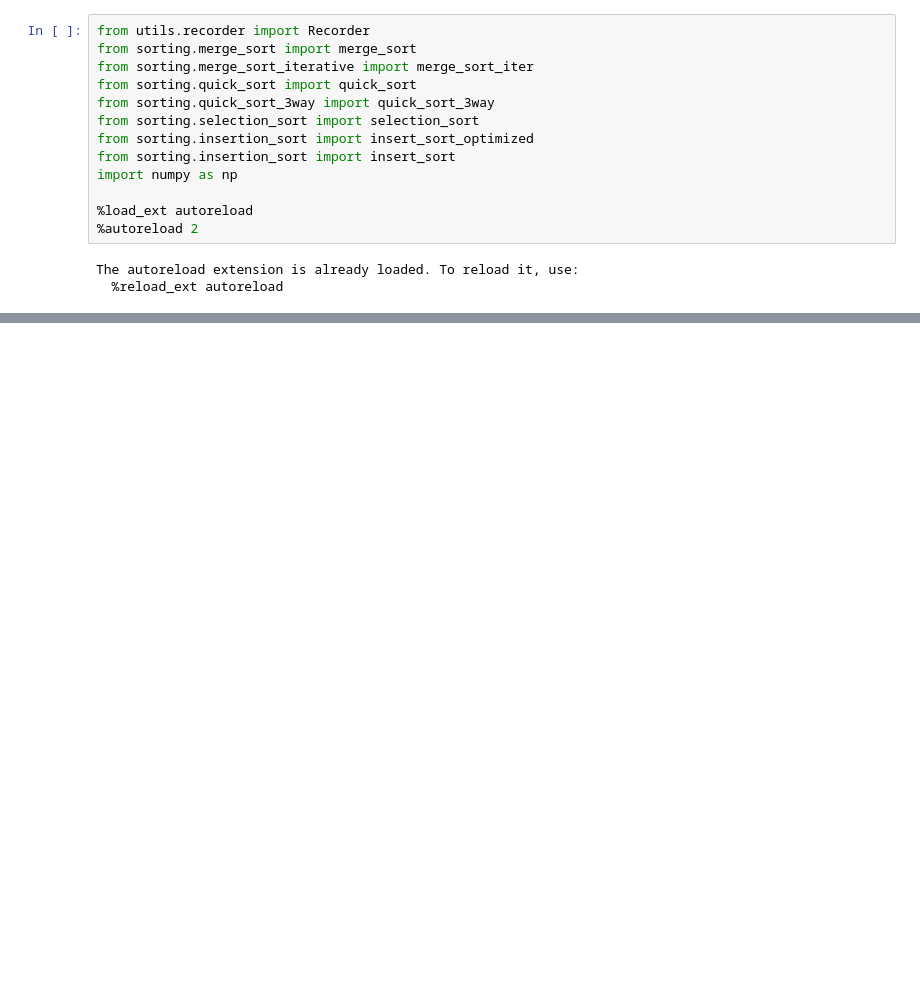
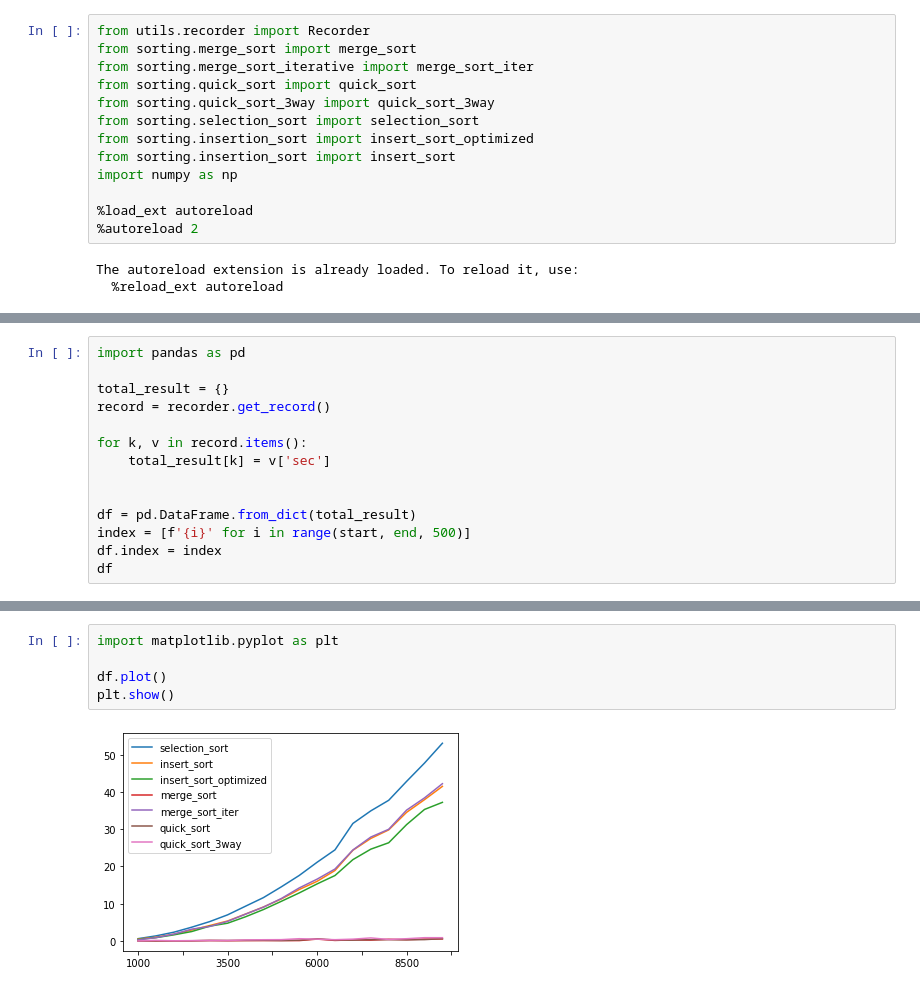
Before and after one commit to kshmawj111/algorithms-lecture, a Jupyter notebook: Insertion vs Selection Sort.ipynb, the cells around one changed output, grey strips where cells are left out. Cells and saved outputs as stored; diff of their text form; blank space fills up the shorter version.

```diff
--- a/Insertion vs Selection Sort.ipynb
+++ b/Insertion vs Selection Sort.ipynb
@@ -41,0 +50,14 @@ record = recorder.get_record()
+# %%
+import pandas as pd
+
+total_result = {}
+record = recorder.get_record()
+
+for k, v in record.items():
+    total_result[k] = v['sec']
+
+
+df = pd.DataFrame.from_dict(total_result)
+index = [f'{i}' for i in range(start, end, 500)]
+df.index = index
+df
@@ -41,0 +82,7 @@ record = recorder.get_record()
+# %%
+import matplotlib.pyplot as plt
+
+df.plot()
+plt.show()
+# %% [output]
+[figure, added]
```
Also changed, not shown: parts of 3 cells of this notebook, 6 other files.
